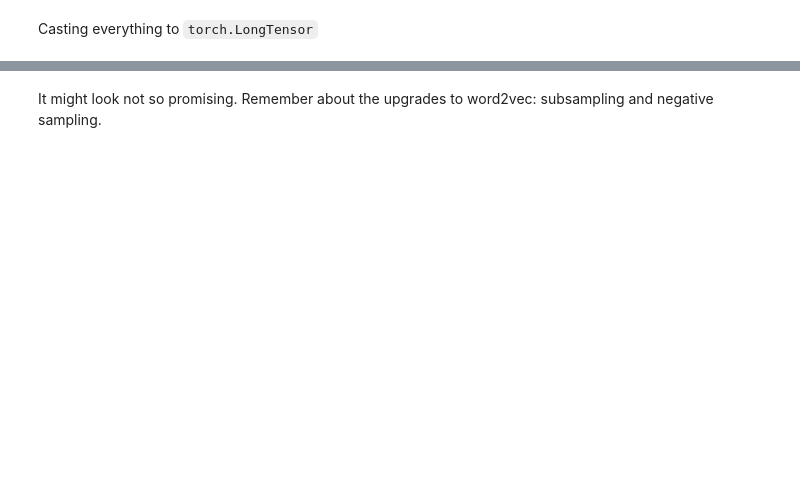
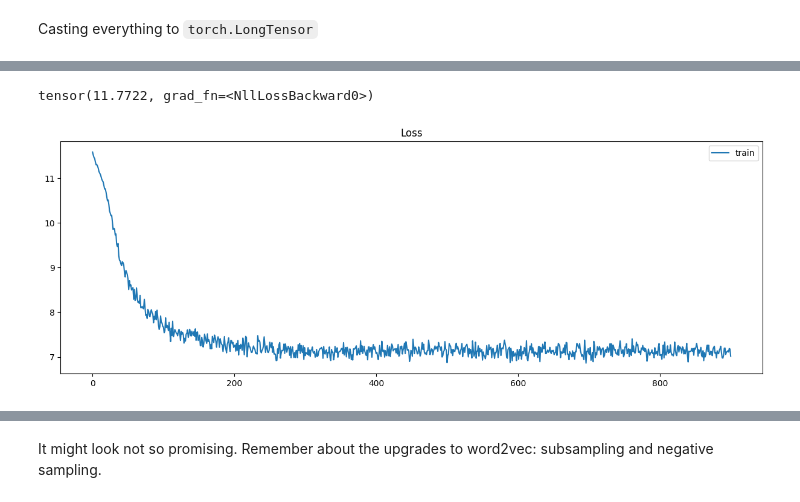
Before and after one commit to EvgenVer/ml-course_p2, a Jupyter notebook: week01_word_embeddings/week01_dealing_with_word_embeddings.ipynb, the cells around one changed output, grey strips where cells are left out. Drawn from its saved outputs; the diff is of its cells as text; code cells hidden in the pictures; blank space fills up the shorter version.

```diff
--- a/week01_word_embeddings/week01_dealing_with_word_embeddings.ipynb
+++ b/week01_word_embeddings/week01_dealing_with_word_embeddings.ipynb
@@ -428,10 +479,13 @@ class Word2VecModel(nn.Module):
 
     def __init__(self, embedding_size, vocab_size):
         super(Word2VecModel, self).__init__()
-        # YOUR CODE HERE
+        self.emb = nn.Embedding(vocab_size, embedding_size)
+        self.logits = nn.Linear(embedding_size, vocab_size)
 
     def forward(self, context_word):
-        # YOUR CODE HERE
+        emb = self.emb(context_word)
+        logits = self.logits(emb)
+        return logits
 # %%
 device = torch.device('cuda:0') if torch.cuda.is_available() else torch.device('cpu')
 # %%
@@ -443,6 +497,8 @@ opt = torch.optim.Adam(model.parameters(), lr=0.01)
 lr_scheduler = ReduceLROnPlateau(opt, patience=35)
 # %%
 loss_func(model(X_torch[:5].to(device)), y_torch[:5].to(device))
+# %% [output]
+tensor(11.7722, grad_fn=<NllLossBackward0>)
 # %%
 batch_size = 1024
 n_iterations = 1000
@@ -458,30 +514,36 @@ def plot_train_process(train_loss):
 # %%
 for i in range(n_iterations):
 
     ix = np.random.randint(0, len(context_tuple_list), batch_size)
     x_batch = X_torch[ix].to(device)
     y_batch = y_torch[ix].to(device)
 
     # predict log-probabilities or logits
     ### YOUR CODE
+    logits = model(x_batch)
 
     # compute loss, just like before
     ### YOUR CODE
-
+    loss = loss_func(logits, y_batch)
 
     # compute gradients
     ### YOUR CODE
+    loss.backward()
 
     # Adam step
     ### YOUR CODE
+    opt.step()
 
     # clear gradients
     ### YOUR CODE
+    opt.zero_grad()
 
     local_train_loss_history.append(loss.item())
     lr_scheduler.step(local_train_loss_history[-1])
 
     if i % 100 == 0:
         clear_output(True)
         plot_train_process(local_train_loss_history)
+# %% [output]
+[figure, added]
 # %%
```
Also changed, not shown: parts of 18 cells of this notebook.
